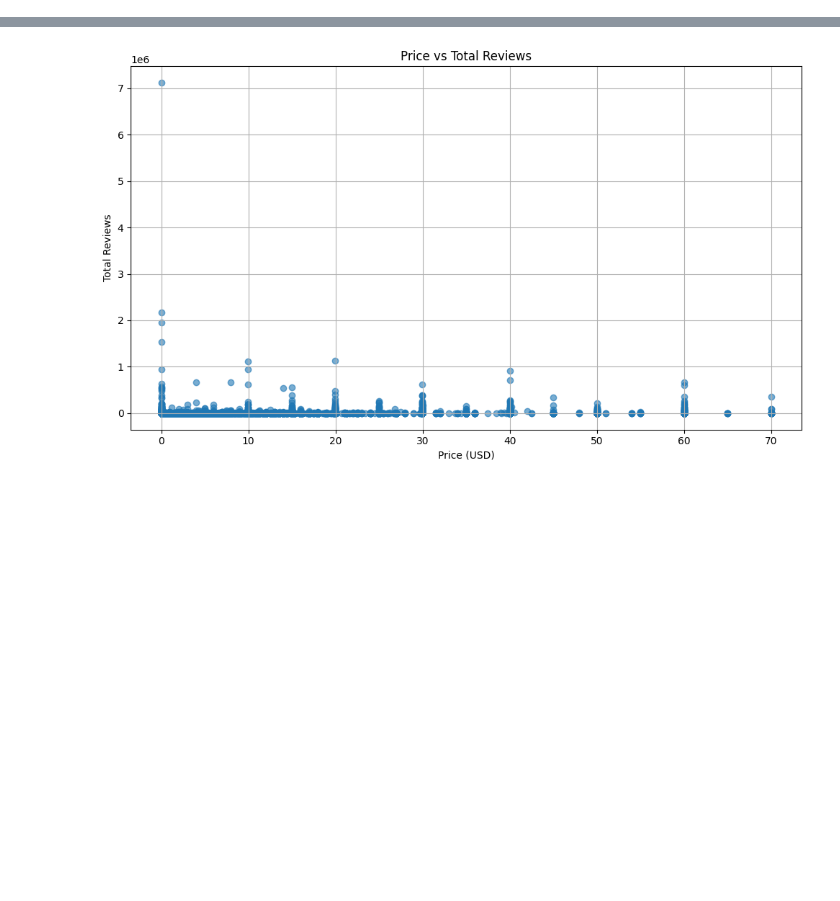
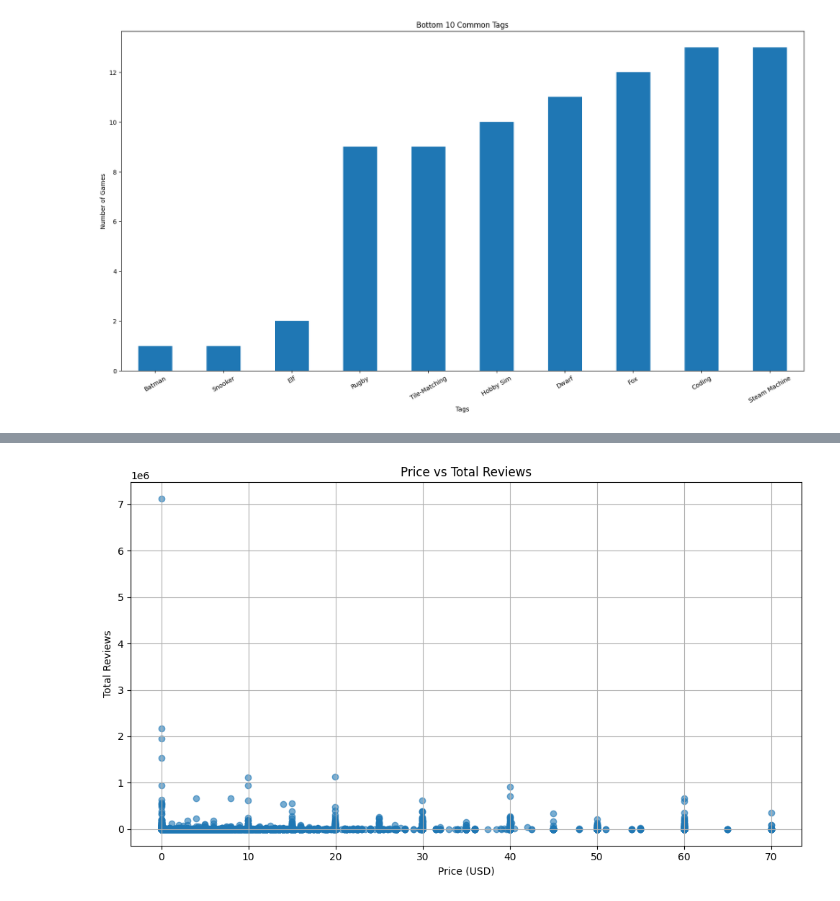
Before and after one commit to RyFranco/SteamMoney, a Jupyter notebook: notebooks/ryan_test.ipynb, the cells around one changed output, grey strips where cells are left out. Drawn from its saved outputs; the diff is of its cells as text; code cells hidden in the pictures; blank space fills up the shorter version.

Commit message:
more visuals

```diff
--- a/notebooks/ryan_test.ipynb
+++ b/notebooks/ryan_test.ipynb
@@ -19,8 +20,19 @@ dataset1 = dataset1[[
     "Mac",
     "Linux",
     "Genres",
-    "Tags"
+    "Tags",
+    "Supported languages",
+    "Screenshots"
+
+
 ]]
+
+
+#alot of columns are named wrong
+dataset1 = dataset1.rename(columns={"Genres": "Categories"})
+dataset1 = dataset1.rename(columns={"Tags": "Genres"})
+dataset1 = dataset1.rename(columns={"Screenshots": "Tags"})
+dataset1 = dataset1.rename(columns={"Supported languages": "Descriptions"})
 
 dataset2 = dataset2[[
     "link",
@@ -68,17 +84,20 @@ plt.show()
 # %%
 #Histogram for least popular tags
 
-# Filter tags that appear in at least 50 games
-filtered_tags = tag_counts[tag_counts >= 50]
+# Filter tags that appear in at least x games
+filtered_tags = tag_counts[tag_counts >= 000]
+
 
 #Get the 10 lowest among those, make the chart flip
 lowest_popular_tags = filtered_tags.nsmallest(10)
 
 lowest_popular_tags.tail(10).plot(kind="bar", figsize=(20, 10), title="Bottom 10 Common Tags")
 plt.xlabel("Tags")
 plt.ylabel("Number of Games")
 plt.xticks(rotation=30)
 plt.show()
+# %% [output]
+[figure, added]
 # %%
 from itertools import combinations
 from collections import Counter
```
Also changed, not shown: parts of 7 cells of this notebook, 2 other files.
